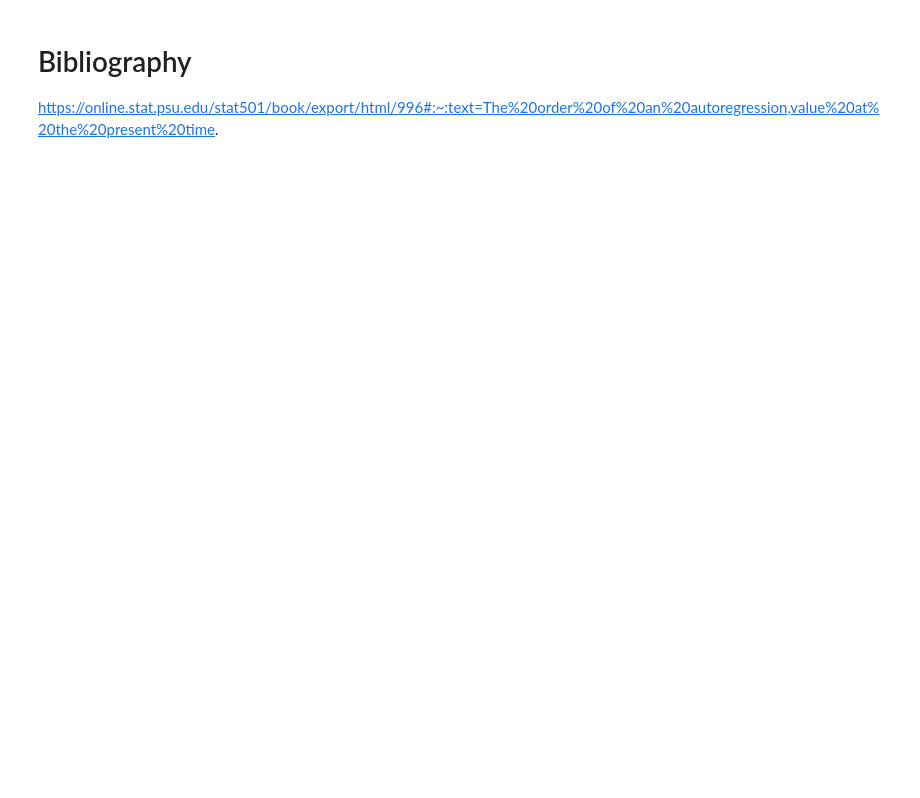
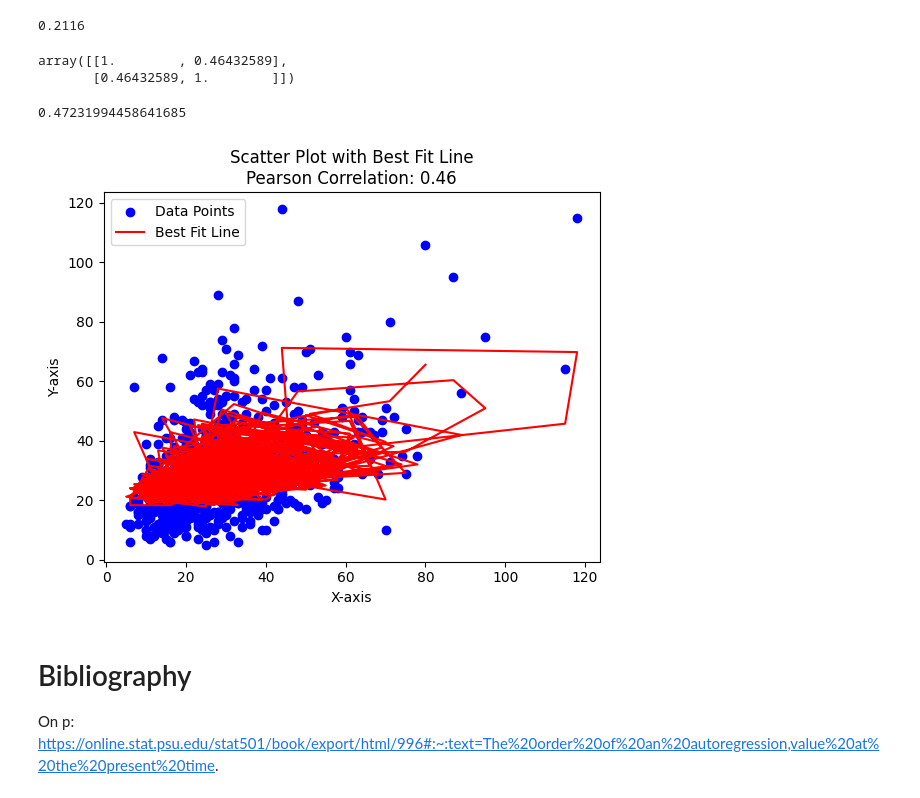
Before and after one commit to Prathmun/KaggleCompetition01, a Jupyter notebook: sarima_notes.ipynb, the cells around one changed output. Saved outputs shown, nothing was run; the diff lists cells and outputs as text; code cells hidden in the pictures; blank space fills up the shorter version.

```diff
--- a/sarima_notes.ipynb
+++ b/sarima_notes.ipynb
@@ -60,0 +73,3 @@ In pursuance of the above italicized text:
+# %%
+df = pd.read_csv('store21_homeandkitchen2.csv')
+df.head()
@@ -60,0 +98,11 @@ In pursuance of the above italicized text:
+# %%
+# Isolate sales at current time
+current_sales = df['sales']
+# We took a look at the scatter plot and there were a couple outliers massively obfusticating the graph. Drop them.
+current_sales = current_sales[current_sales < 500]
+# Create series of lagged values one period ago
+lag_1 = current_sales.shift(periods = -1)
+lag_1.dropna(inplace=True)
+# Quickly reshape current_sales so it matches the length of the lagged dataset (because we had to drop null(s) that are created with a shift)
+length = len(lag_1)
+current_sales = current_sales[:length]
@@ -61,4 +136,61 @@ In pursuance of the above italicized text:
+# %%
+.46 * .46
+# %% [output]
+0.2116
+# %%
+np.corrcoef(lag_1, current_sales)
+# %% [output]
+array([[1.        , 0.46432589],
+       [0.46432589, 1.        ]])
+# %%
+import numpy as np
+from sklearn.metrics import mean_absolute_error, mean_squared_error
+
+# Example data: Replace these with your actual data
+actual_data = np.array([10, 12, 15, 20, 22])
+predicted_data = np.array([11, 13, 14, 19, 21])
+
+# Calculate Mean Absolute Error (MAE)
+mae = mean_absolute_error(actual_data, predicted_data)
+print(f"Mean Absolute Error (MAE): {mae}")
+
+# Calculate Mean Squared Error (MSE)
+mse = mean_squared_error(actual_data, predicted_data)
+print(f"Mean Squared Error (MSE): {mse}")
+
+# Calculate Root Mean Squared Error (RMSE)
+rmse = np.sqrt(mse)
+print(f"Root Mean Squared Error (RMSE): {rmse}")
+# %% [output]
+0.47231994458641685
+# %%
+# Calculate the Pearson correlation coefficient
+correlation_matrix = np.corrcoef(lag_1, current_sales)
+pearson_correlation = correlation_matrix[0, 1]
+
+# Create the scatter plot
+plt.scatter(lag_1, current_sales, color='blue', label='Data Points')
+
+# Calculate the coefficients of the best fit line (slope and intercept)
+coefficients = np.polyfit(lag_1, current_sales, 1)
+slope, intercept = coefficients
+
+# Create the best fit line
+best_fit_line = slope * current_sales + intercept
+
+# Plot the best fit line
+plt.plot(lag_1, best_fit_line, color='red', label='Best Fit Line')
+
+# Add labels and show the plot
+plt.xlabel('X-axis')
+plt.ylabel('Y-axis')
+plt.title(f'Scatter Plot with Best Fit Line\nPearson Correlation: {pearson_correlation:.2f}')
+plt.legend()
+plt.savefig('line_of_life.png')
+plt.show()
+# %% [output]
+[figure, added]
 # %% [markdown]
 # Bibliography
 
-https://online.stat.psu.edu/stat501/book/export/html/996#:~:text=The%20order%20of%20an%20autoregression,value%20at%20the%20present%20time.
+On p: https://online.stat.psu.edu/stat501/book/export/html/996#:~:text=The%20order%20of%20an%20autoregression,value%20at%20the%20present%20time.
```
Also changed, not shown: parts of 11 cells of this notebook, 7 other files.
